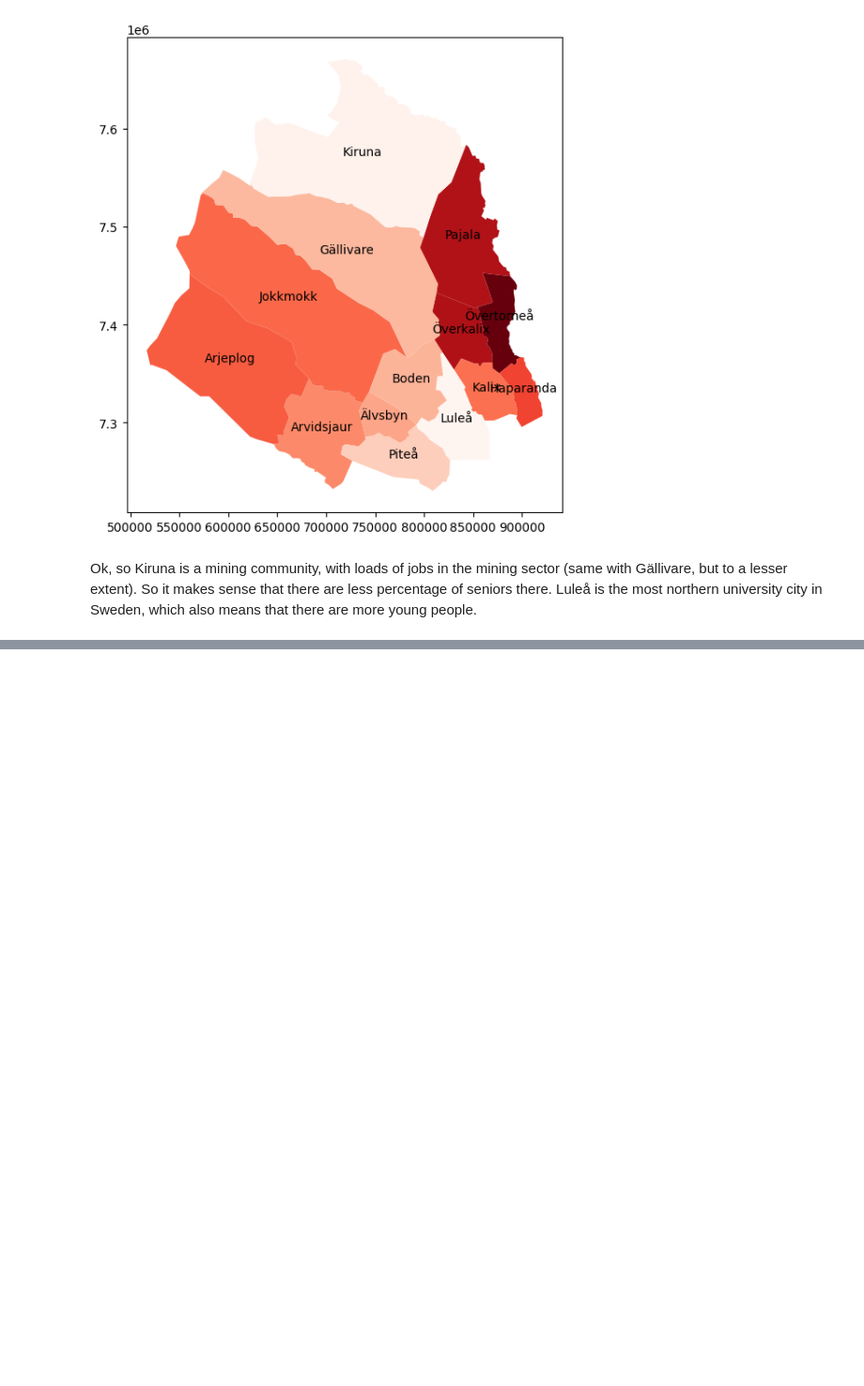
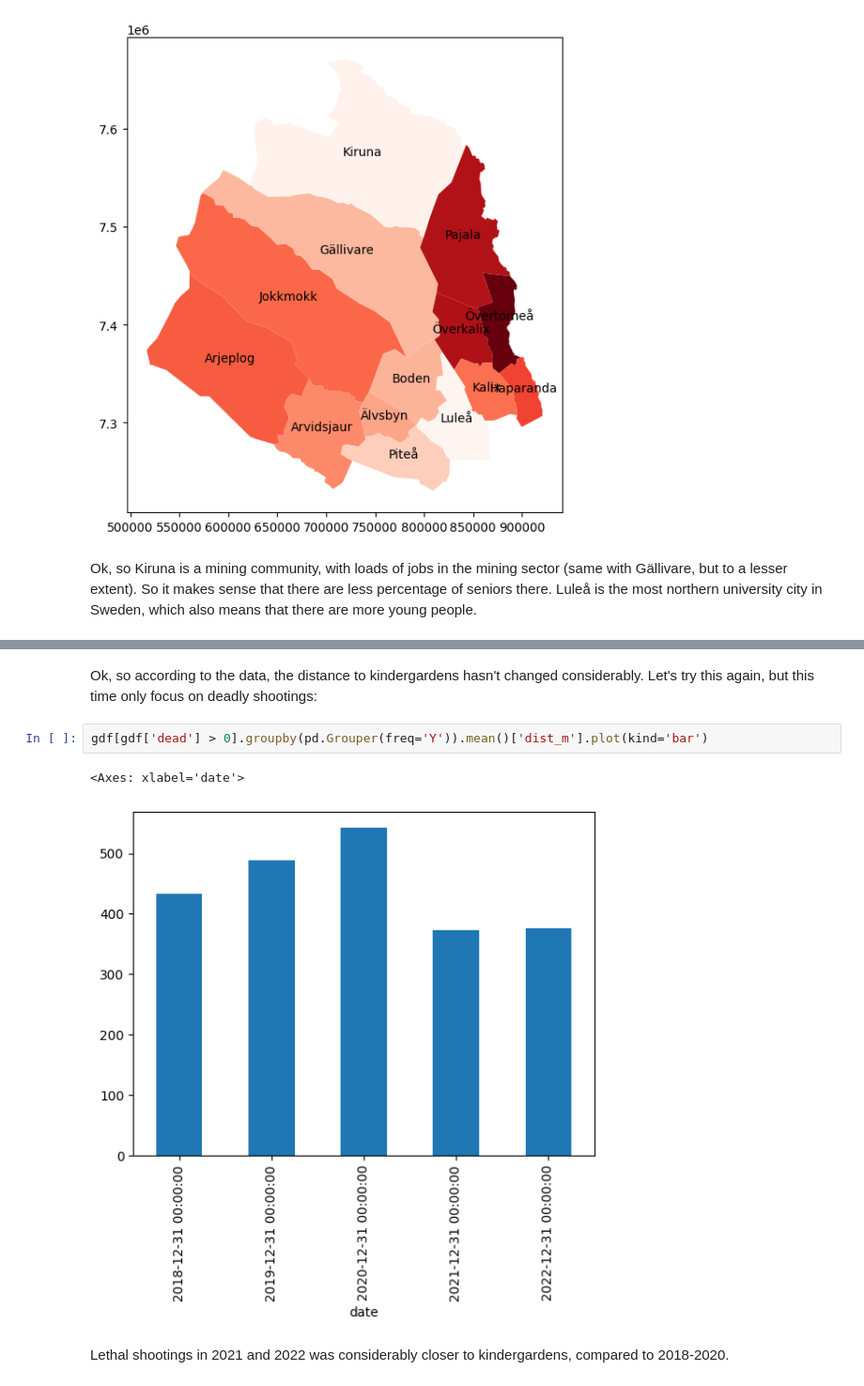
Before and after one commit to johan-ekman/learning_python, a Jupyter notebook: continuation_course/solutions.ipynb, the cells around one changed output, grey strips where cells are left out. Shown: that part at 94% size. Drawn from its saved outputs; the diff is of its cells as text; blank space fills up the shorter version.

```diff
--- a/continuation_course/solutions.ipynb
+++ b/continuation_course/solutions.ipynb
@@ -2050,0 +2110,9 @@ Ok, so Kiruna is a mining community, with loads of jobs in the mining sector (sa
+# %% [markdown]
+Ok, so according to the data, the distance to kindergardens hasn't changed considerably. Let's try this again, but this time only focus on deadly shootings:
+# %%
+gdf[gdf['dead'] > 0].groupby(pd.Grouper(freq='Y')).mean()['dist_m'].plot(kind='bar')
+# %% [output]
+<Axes: xlabel='date'>
+[figure, added]
+# %% [markdown]
+Lethal shootings in 2021 and 2022 was considerably closer to kindergardens, compared to 2018-2020.
```
Also changed, not shown: parts of 20 cells of this notebook, 1 other file.
